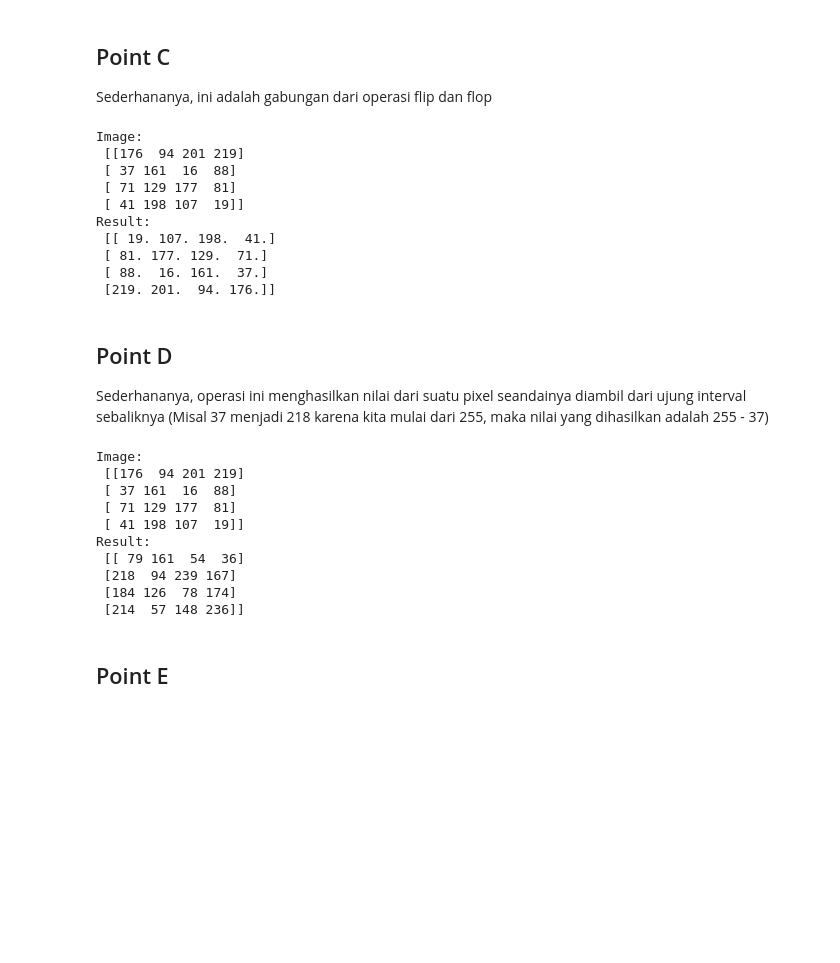
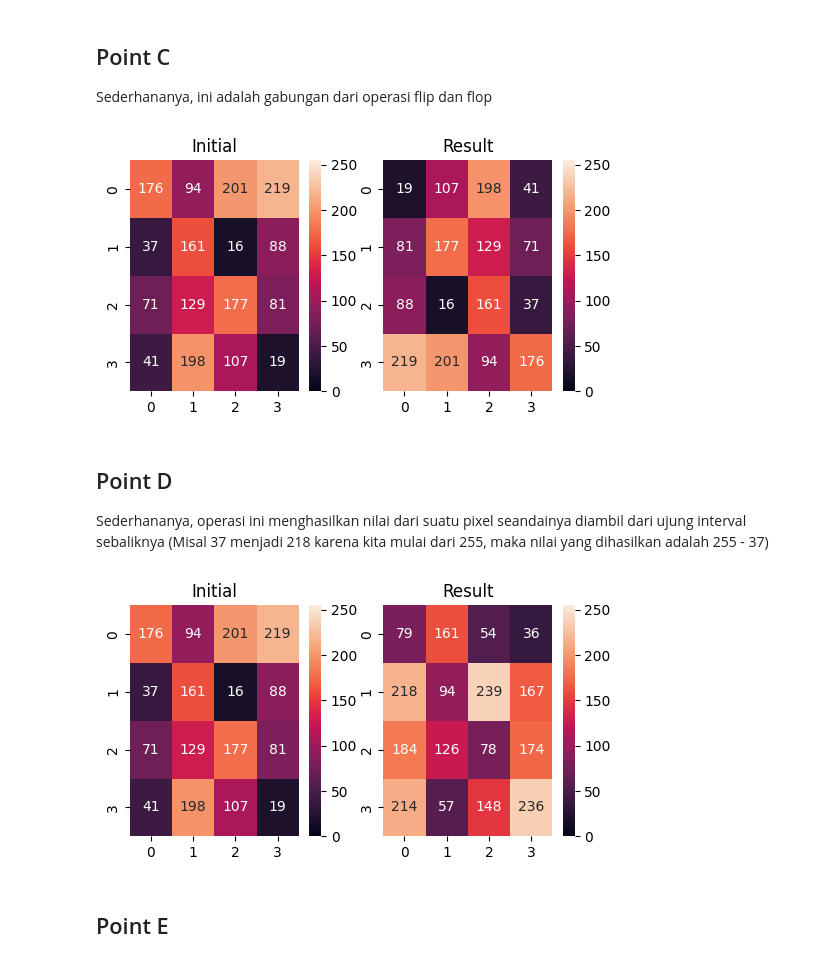
Before and after one commit to solsteace/Kata__image-processing, a Jupyter notebook: act03/1.ipynb, the cells around one changed output. Drawn from its saved outputs; the diff is of its cells as text; code cells hidden in the pictures; blank space fills up the shorter version.

```diff
--- a/act03/1.ipynb
+++ b/act03/1.ipynb
@@ -68,30 +64,21 @@ Sederhananya, ini adalah gabungan dari operasi flip dan flop
 # %%
 def C():
     image = np.array([
         [176, 94, 201, 219],
         [37, 161, 16, 88],
         [71, 129, 177, 81],
         [41, 198, 107, 19]
-    ])
+    ], dtype=int)
 
-    result = np.empty((0, 4))
+    result = np.empty((0, 4), dtype=int)
     for row in image[::-1][:]:
         result = np.vstack((result, np.flip(row)))
 
-    print(f"Image:\n {image}")
-    print(f"Result:\n {result}")
+    showDifference(image, result)
+
 C()
 # %% [output]
-Image:
- [[176  94 201 219]
- [ 37 161  16  88]
- [ 71 129 177  81]
- [ 41 198 107  19]]
-Result:
- [[ 19. 107. 198.  41.]
- [ 81. 177. 129.  71.]
- [ 88.  16. 161.  37.]
- [219. 201.  94. 176.]]
+[figure, added]
 # %% [markdown]
 ## Point D
 Sederhananya, operasi ini menghasilkan nilai dari suatu pixel seandainya diambil dari ujung interval sebaliknya (Misal 37 menjadi 218 karena kita mulai dari 255, maka nilai yang dihasilkan adalah 255 - 37)
@@ -105,22 +92,12 @@ def D():
     ])
     MAX_INTENSITY = 255
 
-    result = (np.copy(image) * -1) + MAX_INTENSITY
-    print(f"Image:\n {image}")
-    print(f"Result:\n {result}")
+    result = (np.copy(image).astype(int) * -1) + MAX_INTENSITY
+    showDifference(image, result)
 
 D()
 # %% [output]
-Image:
- [[176  94 201 219]
- [ 37 161  16  88]
- [ 71 129 177  81]
- [ 41 198 107  19]]
-Result:
- [[ 79 161  54  36]
- [218  94 239 167]
- [184 126  78 174]
- [214  57 148 236]]
+[figure, added]
 # %% [markdown]
 ## Point E
 # %%
```
Also changed, not shown: parts of 4 cells of this notebook, 1 other file.
